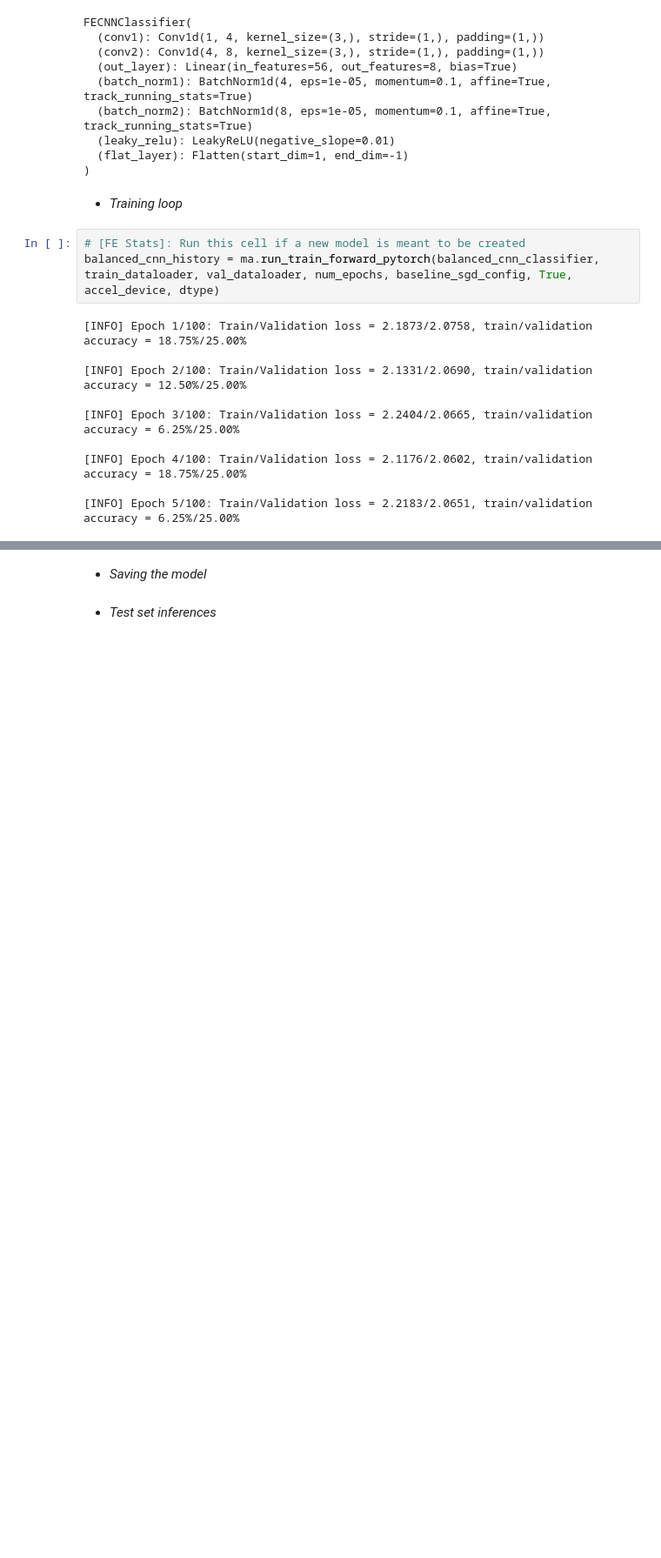
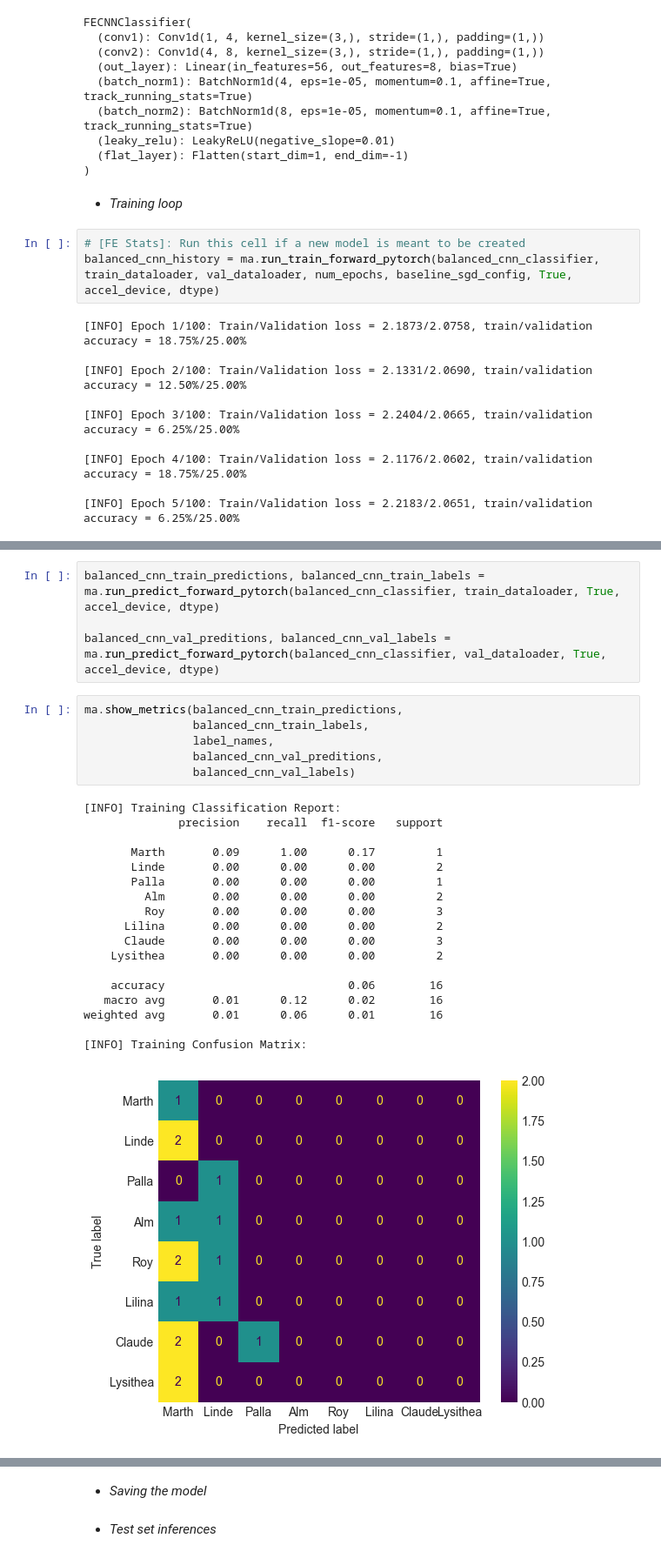
Before and after one commit to Trim0500/FE-Stats-Classifier, a Jupyter notebook: FE_Stats_Model_Analysis.ipynb, the cells around one changed output, grey strips where cells are left out. Shown at 87% size. Drawn from its saved outputs; the diff is of its cells as text; blank space fills up the shorter version.

```diff
--- a/FE_Stats_Model_Analysis.ipynb
+++ b/FE_Stats_Model_Analysis.ipynb
@@ -214,0 +217,29 @@ ma.show_analysis_charts(balanced_mlp_history["train_losses"], balanced_mlp_histo
+# %%
+balanced_cnn_train_predictions, balanced_cnn_train_labels = ma.run_predict_forward_pytorch(balanced_cnn_classifier, train_dataloader, True, accel_device, dtype)
+
+balanced_cnn_val_preditions, balanced_cnn_val_labels = ma.run_predict_forward_pytorch(balanced_cnn_classifier, val_dataloader, True, accel_device, dtype)
+# %%
+ma.show_metrics(balanced_cnn_train_predictions,
+                balanced_cnn_train_labels,
+                label_names,
+                balanced_cnn_val_preditions,
+                balanced_cnn_val_labels)
+# %% [output]
+[INFO] Training Classification Report:
+              precision    recall  f1-score   support
+
+       Marth       0.09      1.00      0.17         1
+       Linde       0.00      0.00      0.00         2
+       Palla       0.00      0.00      0.00         1
+         Alm       0.00      0.00      0.00         2
+         Roy       0.00      0.00      0.00         3
+      Lilina       0.00      0.00      0.00         2
+      Claude       0.00      0.00      0.00         3
+    Lysithea       0.00      0.00      0.00         2
+
+    accuracy                           0.06        16
+   macro avg       0.01      0.12      0.02        16
+weighted avg       0.01      0.06      0.01        16
+
+[INFO] Training Confusion Matrix:
+[figure, added]
```
Also changed, not shown: parts of 2 cells of this notebook, 1 other file.
